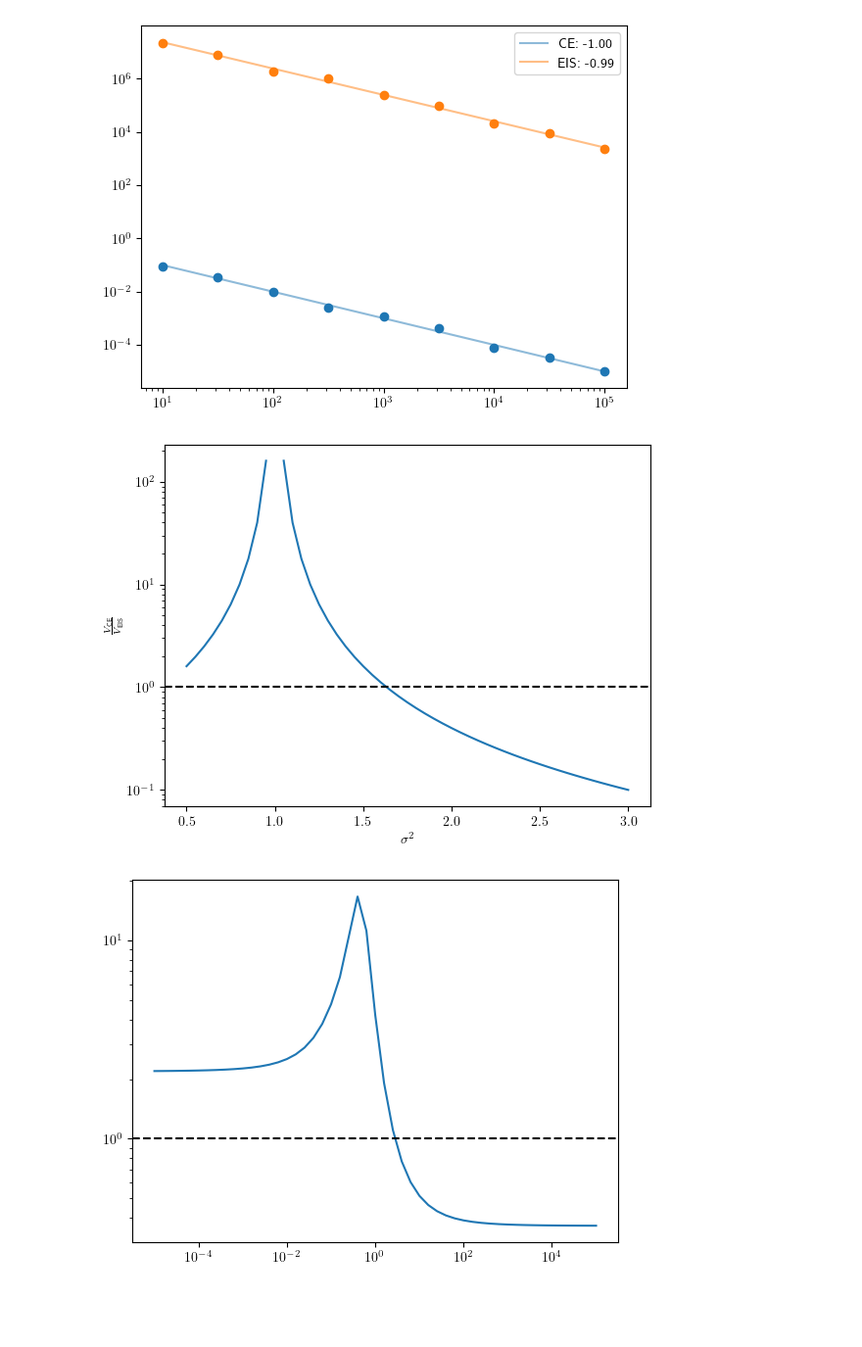
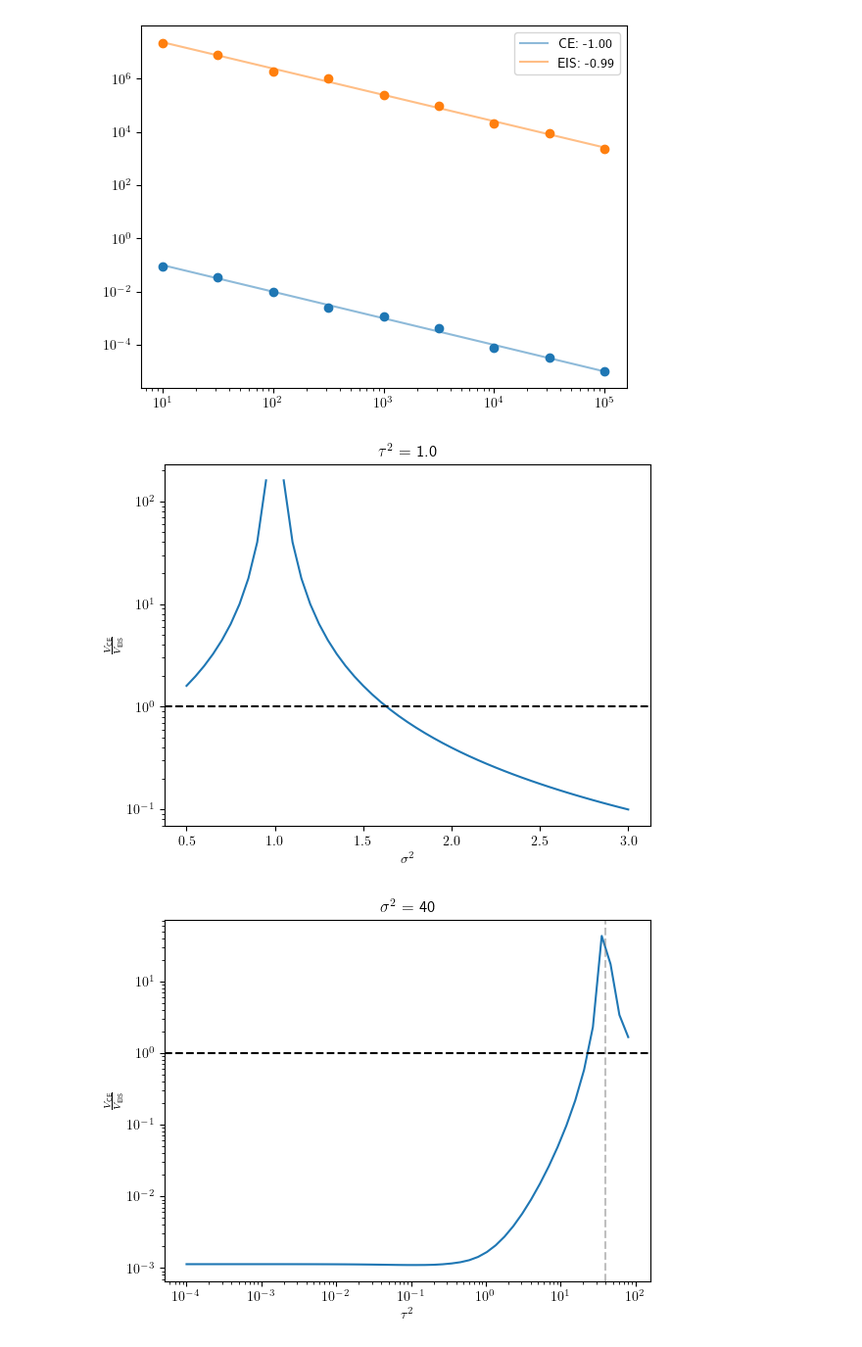
Before and after one commit to stefanheyder/dissertation, a Jupyter notebook: code/03_state_space_models.ipynb, the cells around one changed output. Shown at 98% size. Drawn from its saved outputs; the diff is of its cells as text; code cells hidden in the pictures; blank space fills up the shorter version.

```diff
--- a/code/03_state_space_models.ipynb
+++ b/code/03_state_space_models.ipynb
@@ -99,37 +99,46 @@ def mixture_are(s2, tau2, N, key, N_var):
     var_ce, var_eis = (vmap(mixture_estimators, (None, 0, None))(N, keys, s2)).var(axis=0)
     return var_ce/var_eis
 
 tau2 = 1.
 sigmas = jnp.linspace(.5 * tau2, 3. * tau2, 51)
 v_ce = tau2 / sigmas
 b_eis = sigmas / tau2
 m_eis = 5/2 * (tau2 / sigmas) * (tau2/sigmas - 1)**2
 v_eis = b_eis * m_eis * b_eis
 
 analytic_are = v_ce/v_eis #2/5 *  (tau2 / sigmas) * (tau2/sigmas - 1)**2#(sigmas * tau2**2) / (sigmas - tau2**2)**2
 key, subkey = jrn.split(key)
 #plt.plot(sigmas, ares, label="simulation")
 plt.plot(sigmas, analytic_are, label="analytic")
 plt.axhline(1., color="black", linestyle="--")
 
+plt.title(f"$\\tau^2$ = {tau2}")
 plt.ylabel("$\\frac{V_{\\text{CE}}}{V_{\\text{EIS}}}$")
 plt.xlabel("$\\sigma^2$")
 plt.yscale("log")
 
 #tikzplotlib.clean_figure()
 tikzplotlib.save("../tikz/normal_are.tex")
 plt.show()
 
-taus = jnp.logspace(-5, 5, 51)
-ares = vmap(mixture_are, (None, 0, None, None, None))(1., taus, int(1e4), subkey, 100)
+s2 = 40
+
+taus = jnp.logspace(-4, jnp.log(2*s2) / jnp.log(10), 51)
+ares = vmap(mixture_are, (None, 0, None, None, None))(s2, taus, int(1e4), subkey, 100)
 plt.plot(taus, ares)
+if s2 > 1.0:
+    plt.axvline(s2 - 1, color="grey", linestyle="--", alpha=.5)
 plt.axhline(1., color="black", linestyle="--")
+plt.ylabel("$\\frac{V_{\\text{CE}}}{V_{\\text{EIS}}}$")
+plt.xlabel("$\\tau^2$")
+plt.title(f"$\\sigma^2$ = {s2}")
+
 plt.yscale("log")
 plt.xscale("log")
 plt.show()
 # %% [output]
-[figure, old version]
+[figure, new version]
-[figure, old version]
+[figure, new version]
 # %%
 
 def ce_s2(samples, weights, mu):
```
Also changed, not shown: 3 other files.
